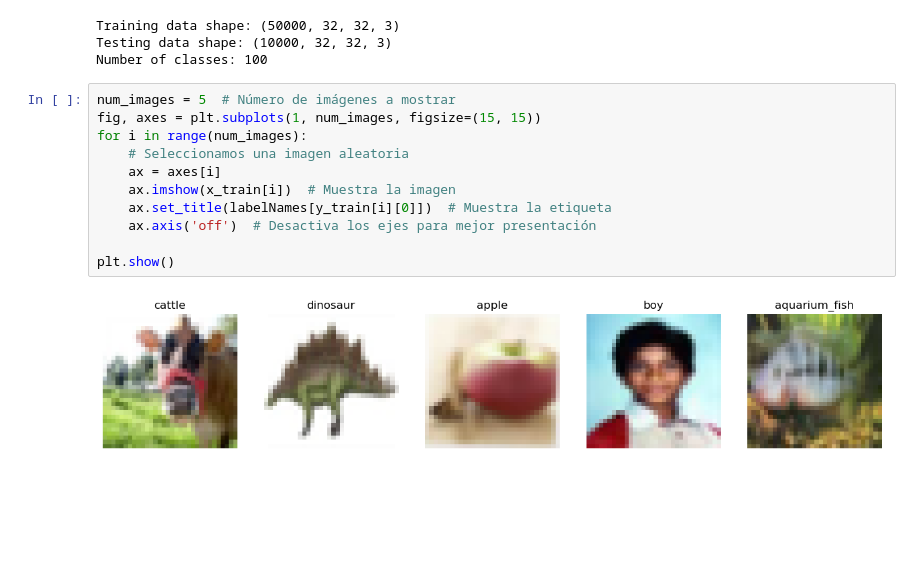
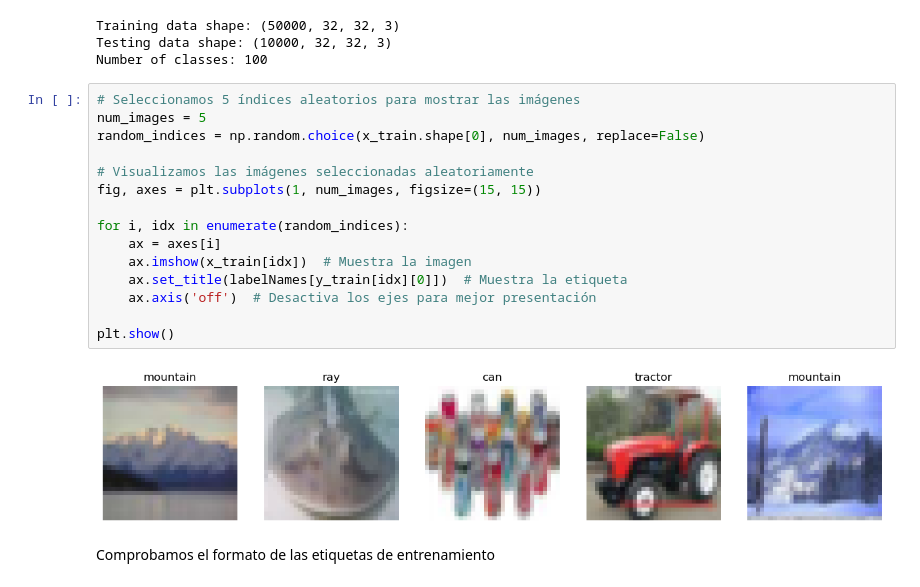
Before and after one commit to lcoronelh/CIFAR100, a Jupyter notebook: CIFAR100.ipynb, the cells around one changed output. Cells and saved outputs as stored; diff of their text form; blank space fills up the shorter version.

```diff
--- a/CIFAR100.ipynb
+++ b/CIFAR100.ipynb
@@ -23,15 +27,21 @@ Training data shape: (50000, 32, 32, 3)
 Testing data shape: (10000, 32, 32, 3)
 Number of classes: 100
 # %%
-num_images = 5  # Número de imágenes a mostrar
+# Seleccionamos 5 índices aleatorios para mostrar las imágenes
+num_images = 5
+random_indices = np.random.choice(x_train.shape[0], num_images, replace=False)
+
+# Visualizamos las imágenes seleccionadas aleatoriamente
 fig, axes = plt.subplots(1, num_images, figsize=(15, 15))
-for i in range(num_images):
-    # Seleccionamos una imagen aleatoria
+
+for i, idx in enumerate(random_indices):
     ax = axes[i]
-    ax.imshow(x_train[i])  # Muestra la imagen
-    ax.set_title(labelNames[y_train[i][0]])  # Muestra la etiqueta
+    ax.imshow(x_train[idx])  # Muestra la imagen
+    ax.set_title(labelNames[y_train[idx][0]])  # Muestra la etiqueta
     ax.axis('off')  # Desactiva los ejes para mejor presentación
 
 plt.show()
 # %% [output]
-[figure, old version]
+[figure, new version]
+# %% [markdown]
+Comprobamos el formato de las etiquetas de entrenamiento
```
Also changed, not shown: parts of 24 cells of this notebook.
